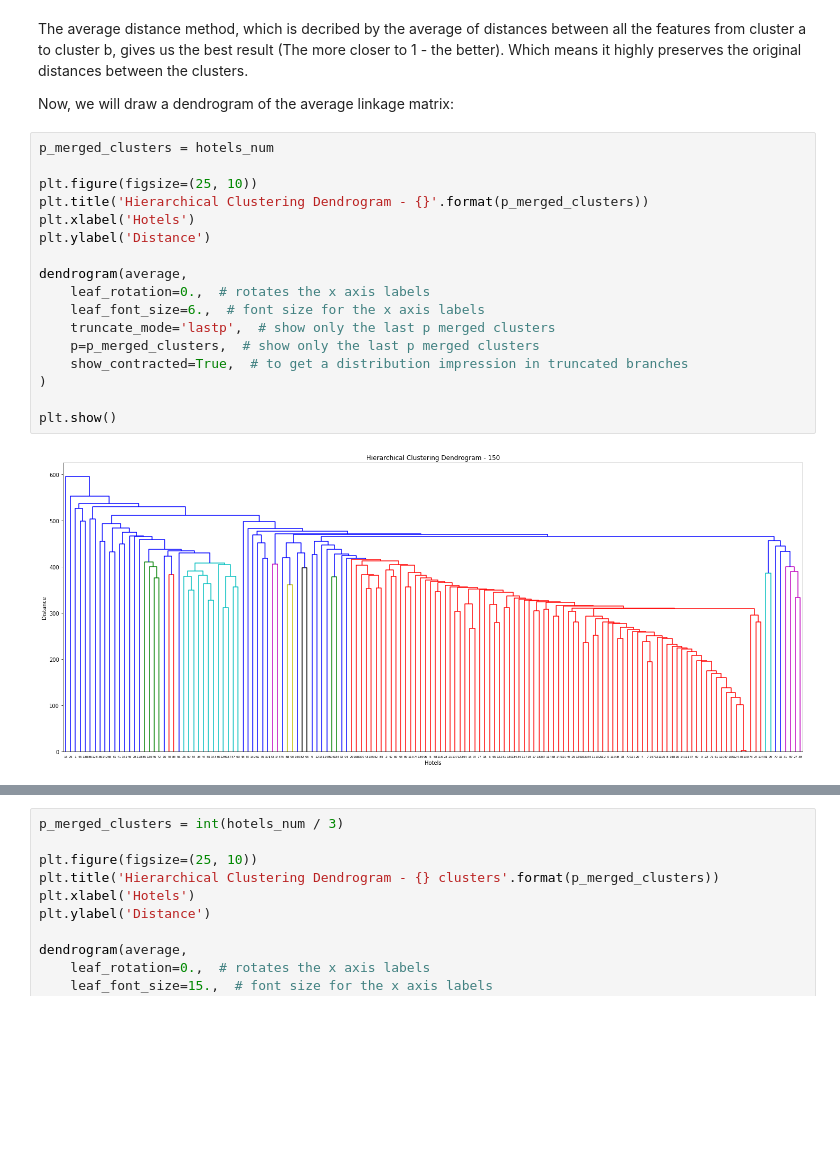
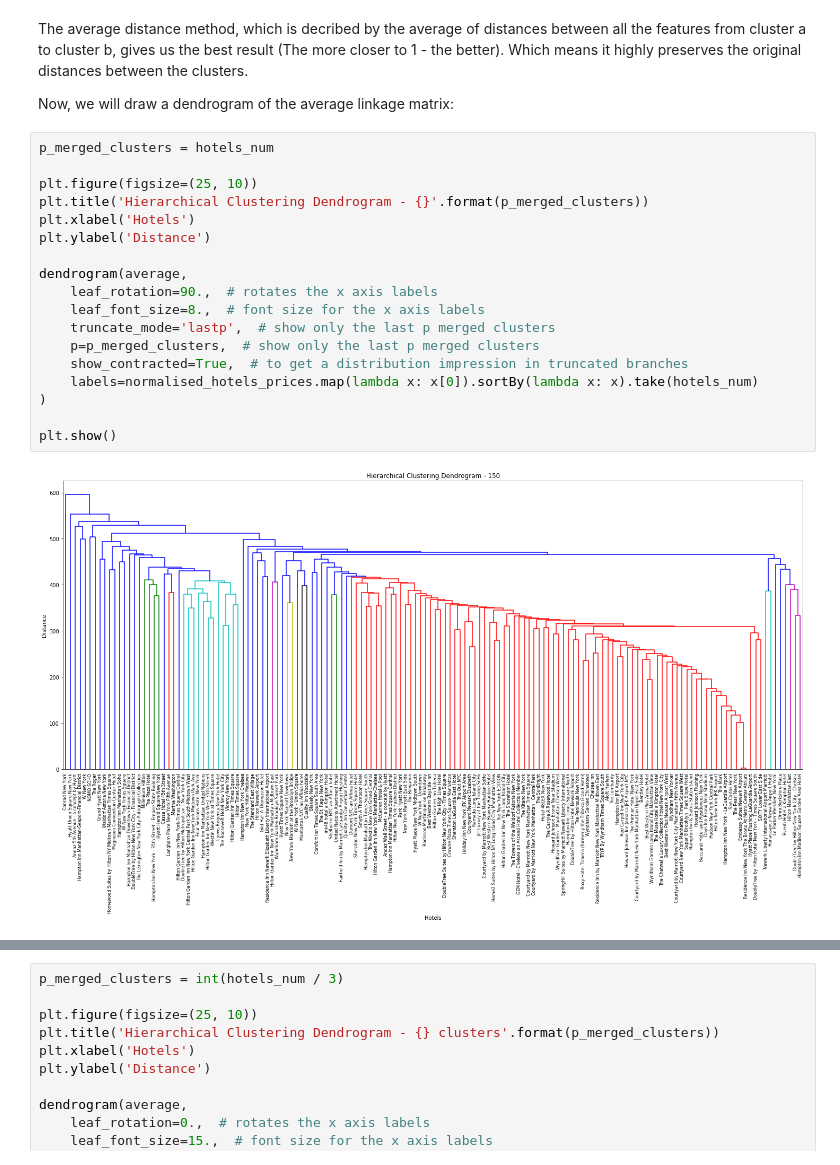
Before and after one commit to ItayGabbay/HotelsDataResearch, a Jupyter notebook: Spark/Question3.ipynb, the cells around one changed output, grey strips where cells are left out. Drawn from its saved outputs; the diff is of its cells as text; blank space fills up the shorter version.

```diff
--- a/Spark/Question3.ipynb
+++ b/Spark/Question3.ipynb
@@ -394,19 +394,20 @@ Now, we will draw a dendrogram of the average linkage matrix:
 # %%
 p_merged_clusters = hotels_num
 
 plt.figure(figsize=(25, 10))
 plt.title('Hierarchical Clustering Dendrogram - {}'.format(p_merged_clusters))
 plt.xlabel('Hotels')
 plt.ylabel('Distance')
 
 dendrogram(average,
-    leaf_rotation=0.,  # rotates the x axis labels
-    leaf_font_size=6.,  # font size for the x axis labels
+    leaf_rotation=90.,  # rotates the x axis labels
+    leaf_font_size=8.,  # font size for the x axis labels
     truncate_mode='lastp',  # show only the last p merged clusters
     p=p_merged_clusters,  # show only the last p merged clusters
     show_contracted=True,  # to get a distribution impression in truncated branches
+    labels=normalised_hotels_prices.map(lambda x: x[0]).sortBy(lambda x: x).take(hotels_num)
 )
 
 plt.show()
 # %% [output]
-[figure, old version]
+[figure, new version]
```
Also changed, not shown: parts of 7 cells of this notebook.
